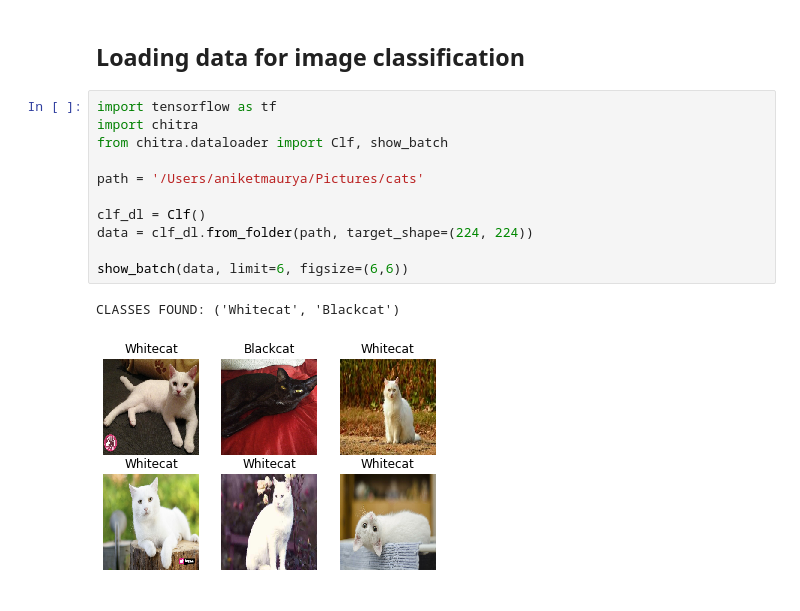
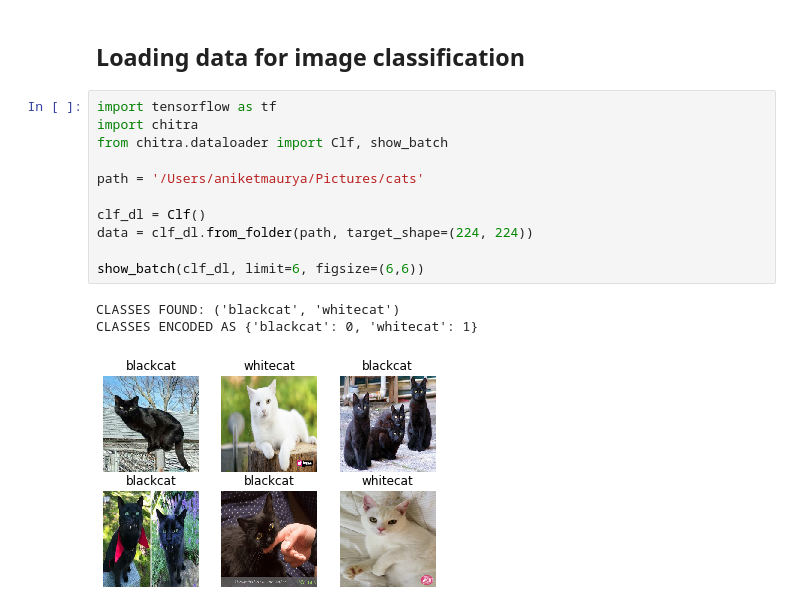
Before and after one commit to aniketmaurya/chitra, a Jupyter notebook: nbs/index.ipynb, the cells around one changed output. Cells and saved outputs as stored; diff of their text form.

```diff
--- a/nbs/index.ipynb
+++ b/nbs/index.ipynb
@@ -20,14 +20,15 @@ from chitra.core import *
 # %%
 import tensorflow as tf
 import chitra
 from chitra.dataloader import Clf, show_batch
 
 path = '/Users/aniketmaurya/Pictures/cats'
 
 clf_dl = Clf()
 data = clf_dl.from_folder(path, target_shape=(224, 224))
 
-show_batch(data, limit=6, figsize=(6,6))
+show_batch(clf_dl, limit=6, figsize=(6,6))
 # %% [output]
-CLASSES FOUND: ('Whitecat', 'Blackcat')
+CLASSES FOUND: ('blackcat', 'whitecat')
+CLASSES ENCODED AS {'blackcat': 0, 'whitecat': 1}
-[figure, old version]
+[figure, new version]
```
Also changed, not shown: 8 other files.
